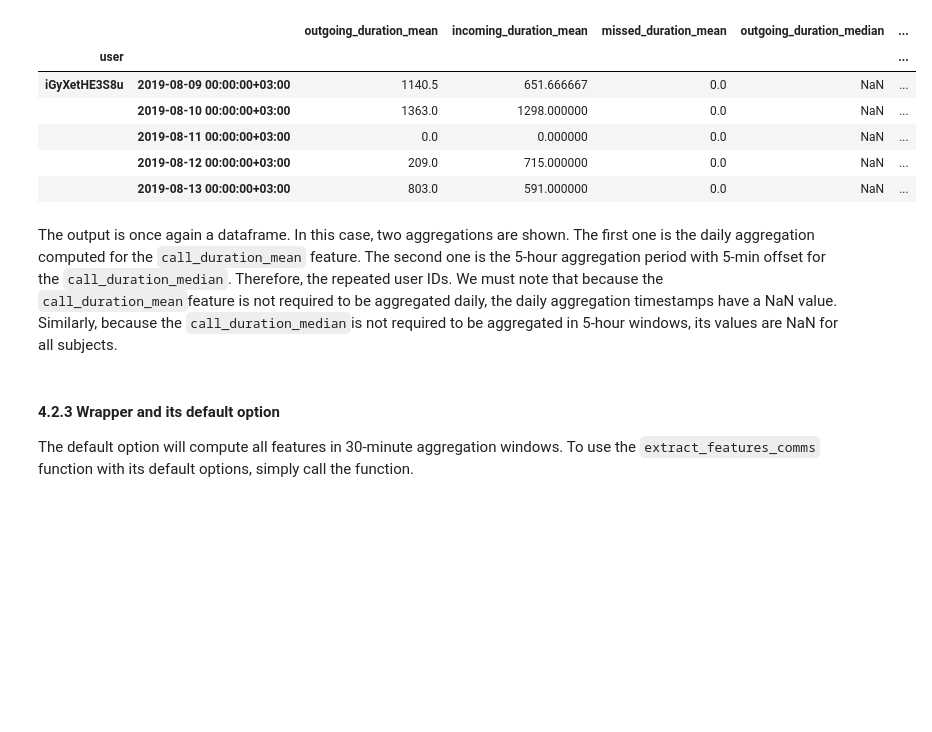
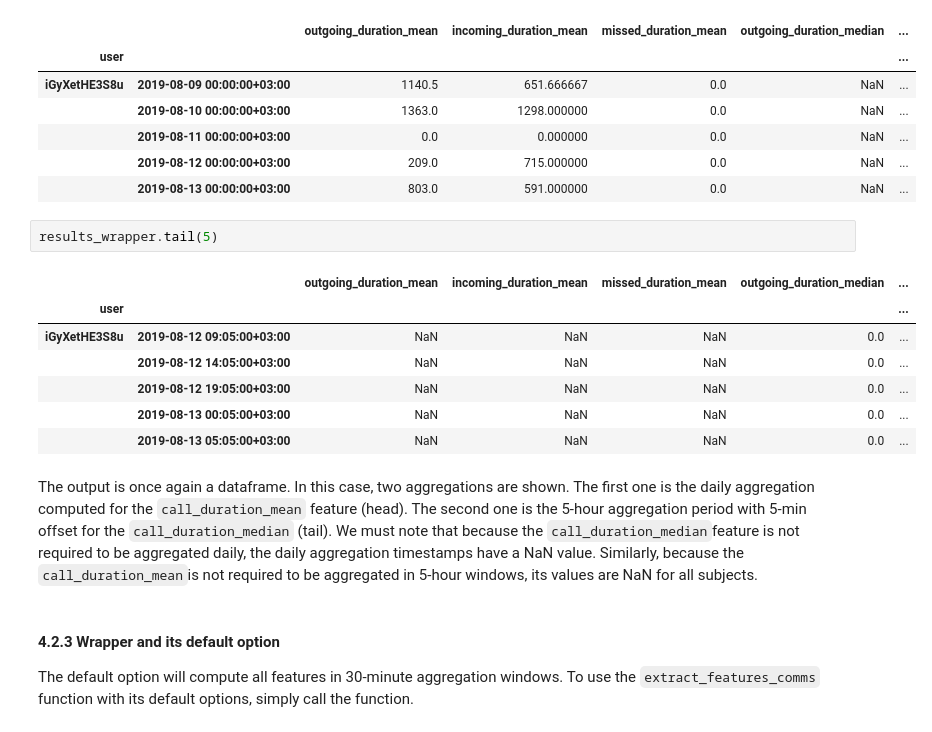
Before and after one commit to digitraceslab/niimpy, a Jupyter notebook: docs/demo_notebooks/communication.ipynb, the cells around one changed output. Saved outputs shown, nothing was run; the diff lists cells and outputs as text; blank space fills up the shorter version.

```diff
--- a/docs/demo_notebooks/communication.ipynb
+++ b/docs/demo_notebooks/communication.ipynb
@@ -257,8 +292,18 @@ computing <function call_duration_median at 0x...>...
 |  | 2019-08-11 00:00:00+03:00 | 0.0 | 0.000000 | 0.0 | NaN | ... |
 |  | 2019-08-12 00:00:00+03:00 | 209.0 | 715.000000 | 0.0 | NaN | ... |
 |  | 2019-08-13 00:00:00+03:00 | 803.0 | 591.000000 | 0.0 | NaN | ... |
+# %%
+results_wrapper.tail(5)
+# %% [output]
+|  |  | outgoing_duration_mean | incoming_duration_mean | missed_duration_mean | outgoing_duration_median | ... |
+| user |  |  |  |  |  | ... |
+| iGyXetHE3S8u | 2019-08-12 09:05:00+03:00 | NaN | NaN | NaN | 0.0 | ... |
+|  | 2019-08-12 14:05:00+03:00 | NaN | NaN | NaN | 0.0 | ... |
+|  | 2019-08-12 19:05:00+03:00 | NaN | NaN | NaN | 0.0 | ... |
+|  | 2019-08-13 00:05:00+03:00 | NaN | NaN | NaN | 0.0 | ... |
+|  | 2019-08-13 05:05:00+03:00 | NaN | NaN | NaN | 0.0 | ... |
 # %% [markdown]
-The output is once again a dataframe. In this case, two aggregations are shown. The first one is the daily aggregation computed for the `call_duration_mean` feature. The second one is the 5-hour aggregation period with 5-min offset for the `call_duration_median`. Therefore, the repeated user IDs. We must note that because the `call_duration_mean`feature is not required to be aggregated daily, the daily aggregation timestamps have a NaN value. Similarly, because the `call_duration_median`is not required to be aggregated in 5-hour windows, its values are NaN for all subjects.
+The output is once again a dataframe. In this case, two aggregations are shown. The first one is the daily aggregation computed for the `call_duration_mean` feature (head). The second one is the 5-hour aggregation period with 5-min offset for the `call_duration_median` (tail). We must note that because the `call_duration_median`feature is not required to be aggregated daily, the daily aggregation timestamps have a NaN value. Similarly, because the `call_duration_mean`is not required to be aggregated in 5-hour windows, its values are NaN for all subjects.
 # %% [markdown]
 #### 4.2.3 Wrapper and its default option
 The default option will compute all features in 30-minute aggregation windows. To use the `extract_features_comms` function with its default options, simply call the function.
```
Also changed, not shown: parts of 18 cells of this notebook, 1 other file.
